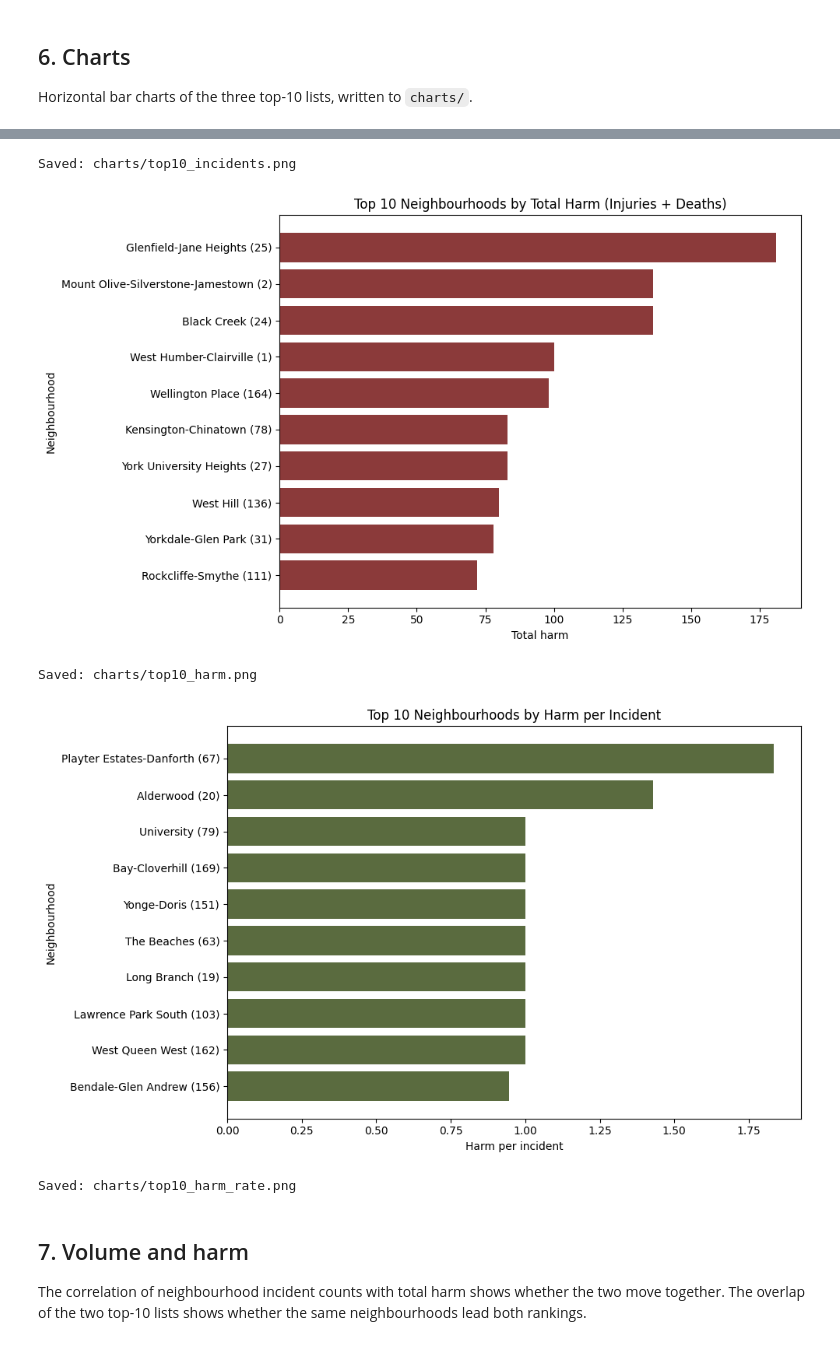
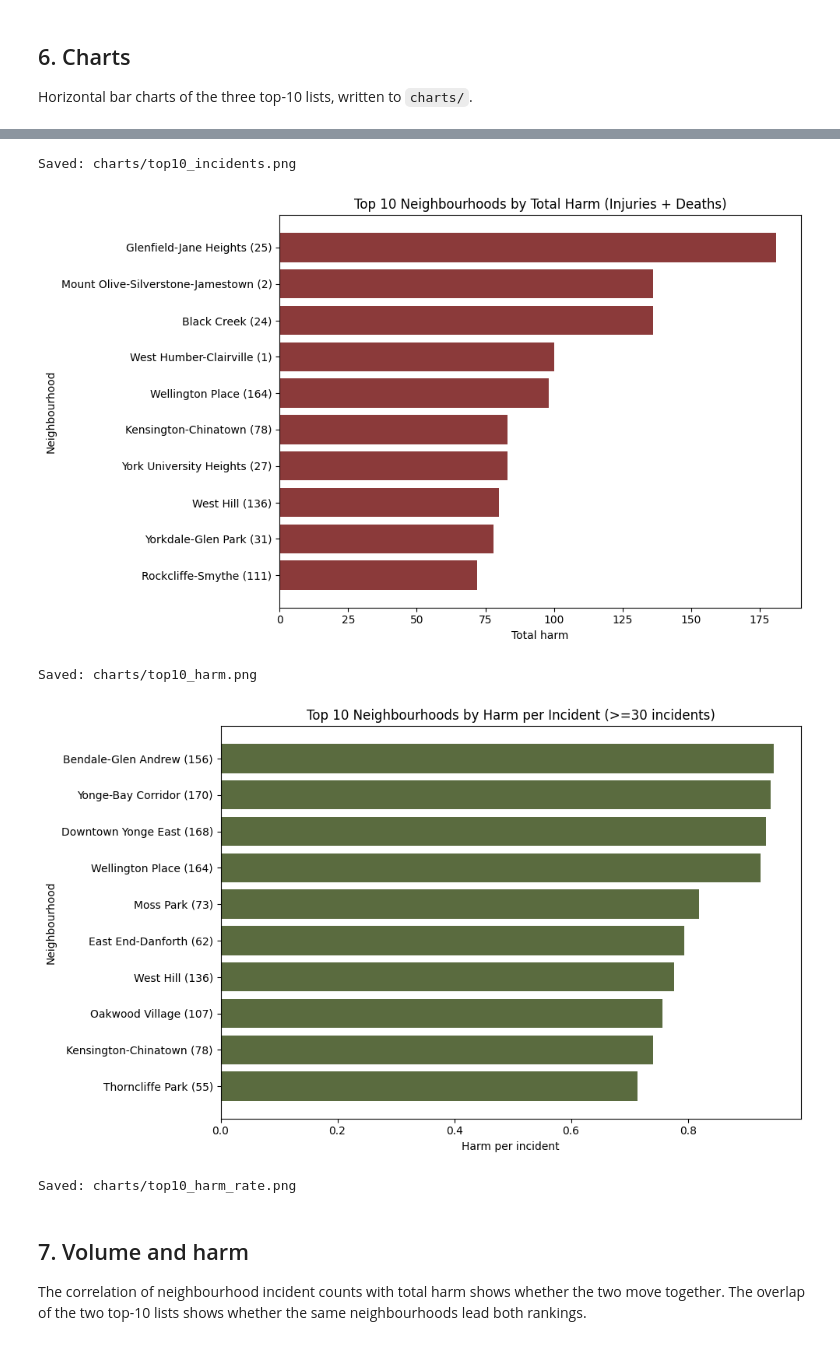
Before and after one commit to 5781mahmood/cct416-firearm-analysis, a Jupyter notebook: Toronto_Firearm_Analysis_Code.ipynb, the cells around one changed output, grey strips where cells are left out. Drawn from its saved outputs; the diff is of its cells as text; code cells hidden in the pictures.

```diff
--- a/Toronto_Firearm_Analysis_Code.ipynb
+++ b/Toronto_Firearm_Analysis_Code.ipynb
@@ -175,14 +178,41 @@ neighbourhood_summary["harm_per_incident"] = (
     neighbourhood_summary["total_harm"] / neighbourhood_summary["total_incidents"]
 )
 
-top_incidents = neighbourhood_summary.sort_values("total_incidents", ascending=False).head(10)
+MIN_INCIDENTS = 30
+n_below = int((neighbourhood_summary["total_incidents"] < MIN_INCIDENTS).sum())
+n_total = len(neighbourhood_summary)
+print(
+    f"Neighbourhoods with fewer than {MIN_INCIDENTS} incidents: "
+    f"{n_below} of {n_total}"
+)
+
+# Unfiltered ranking kept for reference only. Small counts make the rate unstable.
+top_harm_rate_unfiltered = neighbourhood_summary.sort_values(
+    "harm_per_incident", ascending=False
+).head(10)
+print("=== Top 10 by harm per incident, unfiltered (reference only) ===")
+display(top_harm_rate_unfiltered)
+
+eligible = neighbourhood_summary[
+    neighbourhood_summary["total_incidents"] >= MIN_INCIDENTS
+].copy()
+print(
+    f"Neighbourhoods eligible for harm-per-incident ranking "
+    f"(>={MIN_INCIDENTS} incidents): {len(eligible)}"
+)
+
+top_incidents = neighbourhood_summary.sort_values(
+    "total_incidents", ascending=False
+).head(10)
 top_harm = neighbourhood_summary.sort_values("total_harm", ascending=False).head(10)
-top_harm_rate = neighbourhood_summary.sort_values("harm_per_incident", ascending=False).head(10)
+top_harm_rate = eligible.sort_values("harm_per_incident", ascending=False).head(10)
 
 print("=== Top 10 by incidents (Pandas) ===")
 display(top_incidents)
 print("=== Top 10 by total harm (Pandas) ===")
 display(top_harm)
-print("=== Top 10 by harm per incident (Pandas) ===")
+print(
+    f"=== Top 10 by harm per incident (Pandas, >={MIN_INCIDENTS} incidents) ==="
+)
 display(top_harm_rate)
 # %% [output]
@@ -228,7 +272,7 @@ display(top_harm_rate)
 Horizontal bar charts of the three top-10 lists, written to `charts/`.
 # %%
 def save_barh(frame, value_col, title, xlabel, filename, color="#2c5f7c"):
-    plot_df = frame.sort_values(value_col, ascending=True)  # smallest at bottom
+    plot_df = frame.sort_values(value_col, ascending=True)
     fig, ax = plt.subplots(figsize=(10, 6))
     ax.barh(plot_df[neighbourhood_col], plot_df[value_col], color=color)
     ax.set_xlabel(xlabel)
@@ -241,35 +285,35 @@ def save_barh(frame, value_col, title, xlabel, filename, color="#2c5f7c"):
     print("Saved:", out)
 
 
 save_barh(
     top_incidents,
     "total_incidents",
     "Top 10 Neighbourhoods by Firearm-Related Incidents",
     "Total incidents",
     "top10_incidents.png",
 )
 save_barh(
     top_harm,
     "total_harm",
     "Top 10 Neighbourhoods by Total Harm (Injuries + Deaths)",
     "Total harm",
     "top10_harm.png",
     color="#8b3a3a",
 )
 save_barh(
     top_harm_rate,
     "harm_per_incident",
-    "Top 10 Neighbourhoods by Harm per Incident",
+    f"Top 10 Neighbourhoods by Harm per Incident (>={MIN_INCIDENTS} incidents)",
     "Harm per incident",
     "top10_harm_rate.png",
     color="#5a6b3f",
 )
 # %% [output]
 [figure]
 Saved: charts/top10_incidents.png
 [figure]
 Saved: charts/top10_harm.png
-[figure, old version]
+[figure, new version]
 Saved: charts/top10_harm_rate.png
 # %% [markdown]
 ## 7. Volume and harm
```
Also changed, not shown: parts of 12 cells of this notebook, 5 other files.
